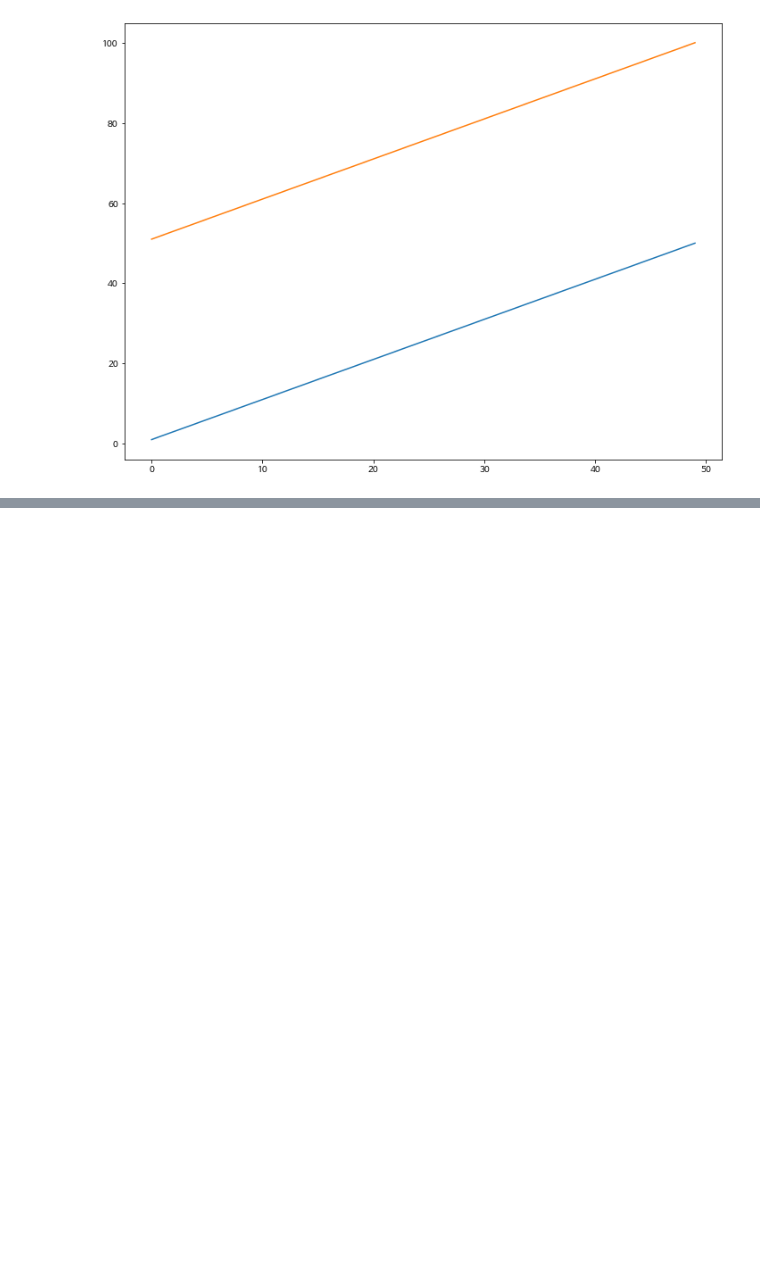
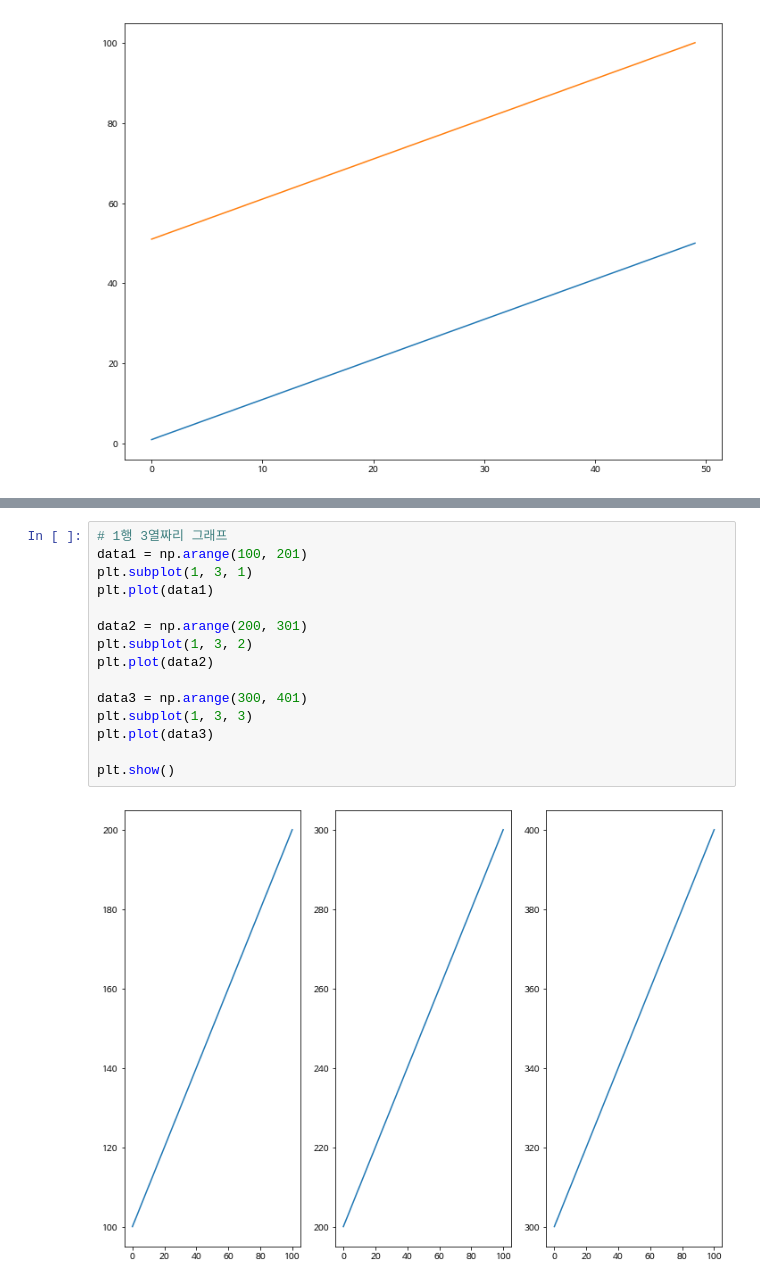
Before and after one commit to jeungsengho/python_6month, a Jupyter notebook: 4_matplotlib_모듈.ipynb, the cells around one changed output, grey strips where cells are left out. Cells and saved outputs as stored; diff of their text form; blank space fills up the shorter version.

```diff
--- a/4_matplotlib_모듈.ipynb
+++ b/4_matplotlib_모듈.ipynb
@@ -99,0 +114,17 @@ plt.show()
+# %%
+# 1행 3열짜리 그래프
+data1 = np.arange(100, 201)
+plt.subplot(1, 3, 1)
+plt.plot(data1)
+
+data2 = np.arange(200, 301)
+plt.subplot(1, 3, 2)
+plt.plot(data2)
+
+data3 = np.arange(300, 401)
+plt.subplot(1, 3, 3)
+plt.plot(data3)
+
+plt.show()
+# %% [output]
+[figure, added]
```
Also changed, not shown: parts of 14 cells of this notebook.
